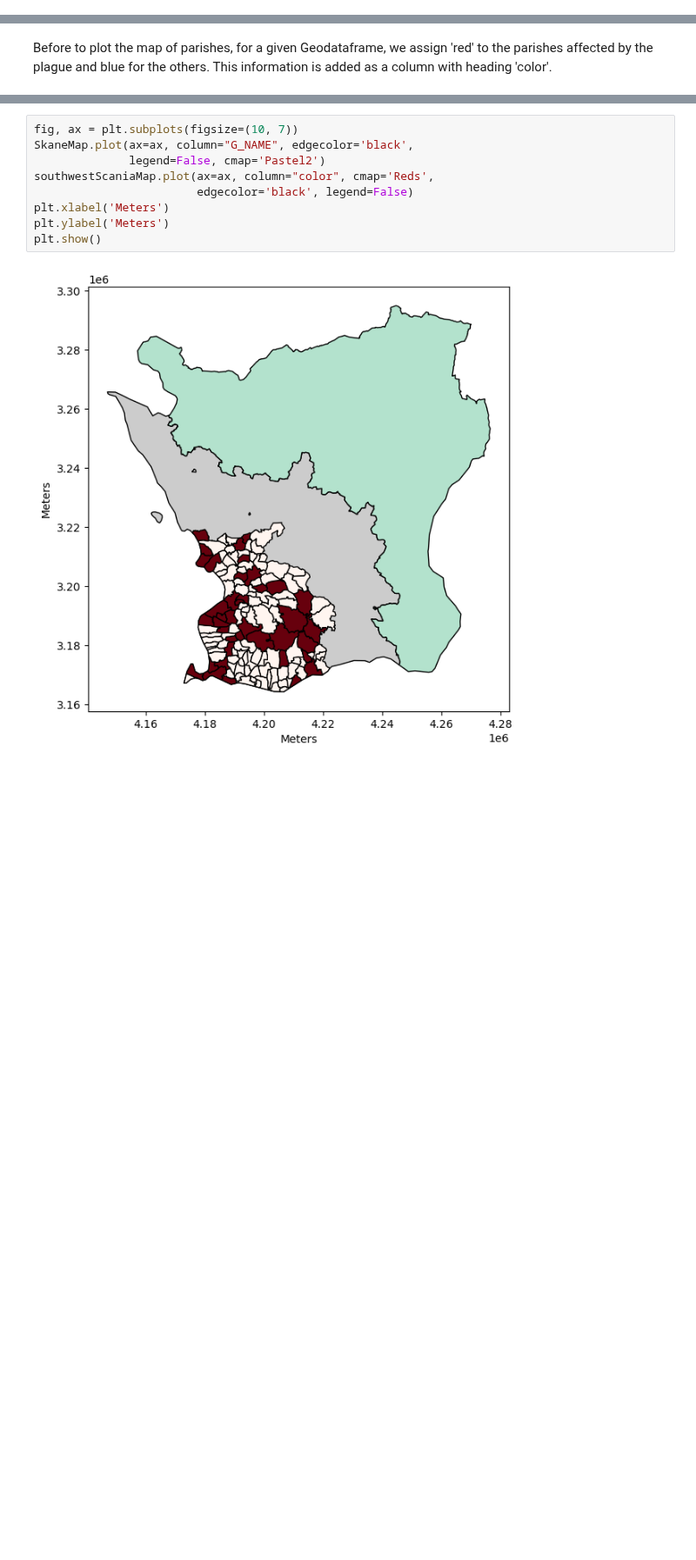
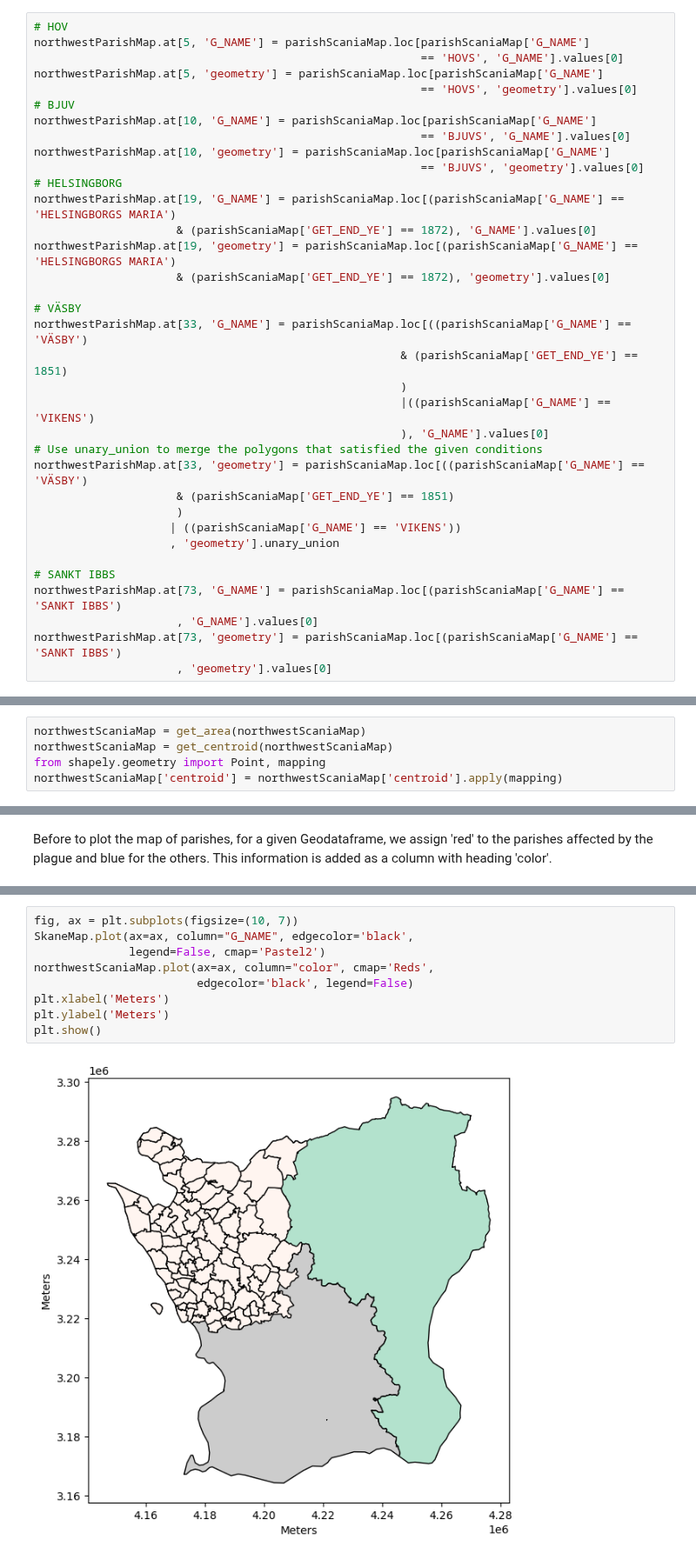
Before and after one commit to polislizarralde/PythonMathematicalModeling, a Jupyter notebook: docs/PlagueProject/northwestScaniadatabase.ipynb, the cells around one changed output, grey strips where cells are left out. Shown at 87% size. Saved outputs shown, nothing was run; the diff lists cells and outputs as text; blank space fills up the shorter version.

```diff
--- a/docs/PlagueProject/northwestScaniadatabase.ipynb
+++ b/docs/PlagueProject/northwestScaniadatabase.ipynb
@@ -121,2 +219,37 @@ northwestParishMap = df_output[[
+# %%
+# HOV
+northwestParishMap.at[5, 'G_NAME'] = parishScaniaMap.loc[parishScaniaMap['G_NAME']
+                                                         == 'HOVS', 'G_NAME'].values[0]
+northwestParishMap.at[5, 'geometry'] = parishScaniaMap.loc[parishScaniaMap['G_NAME']
+                                                         == 'HOVS', 'geometry'].values[0]
+# BJUV
+northwestParishMap.at[10, 'G_NAME'] = parishScaniaMap.loc[parishScaniaMap['G_NAME']
+                                                         == 'BJUVS', 'G_NAME'].values[0]
+northwestParishMap.at[10, 'geometry'] = parishScaniaMap.loc[parishScaniaMap['G_NAME']
+                                                         == 'BJUVS', 'geometry'].values[0]
+# HELSINGBORG
+northwestParishMap.at[19, 'G_NAME'] = parishScaniaMap.loc[(parishScaniaMap['G_NAME'] == 'HELSINGBORGS MARIA')
+                     & (parishScaniaMap['GET_END_YE'] == 1872), 'G_NAME'].values[0]
+northwestParishMap.at[19, 'geometry'] = parishScaniaMap.loc[(parishScaniaMap['G_NAME'] == 'HELSINGBORGS MARIA')
+                     & (parishScaniaMap['GET_END_YE'] == 1872), 'geometry'].values[0]
+
+# VÄSBY
+northwestParishMap.at[33, 'G_NAME'] = parishScaniaMap.loc[((parishScaniaMap['G_NAME'] == 'VÄSBY')
+                                                      & (parishScaniaMap['GET_END_YE'] == 1851)
+                                                      )
+                                                      |((parishScaniaMap['G_NAME'] == 'VIKENS')
+                                                      ), 'G_NAME'].values[0]
+# Use unary_union to merge the polygons that satisfied the given conditions
+northwestParishMap.at[33, 'geometry'] = parishScaniaMap.loc[((parishScaniaMap['G_NAME'] == 'VÄSBY')
+                     & (parishScaniaMap['GET_END_YE'] == 1851)
+                     )
+                    | ((parishScaniaMap['G_NAME'] == 'VIKENS'))
+                    , 'geometry'].unary_union
+
+# SANKT IBBS
+northwestParishMap.at[73, 'G_NAME'] = parishScaniaMap.loc[(parishScaniaMap['G_NAME'] == 'SANKT IBBS')
+                     , 'G_NAME'].values[0]
+northwestParishMap.at[73, 'geometry'] = parishScaniaMap.loc[(parishScaniaMap['G_NAME'] == 'SANKT IBBS')
+                     , 'geometry'].values[0]
 # %%
 northwestScaniaMap = gpd.GeoDataFrame(northwestParishMap, geometry='geometry')
@@ -134,2 +256,7 @@ AttributeError: 'NoneType' object has no attribute 'get'
+# %%
+northwestScaniaMap = get_area(northwestScaniaMap)
+northwestScaniaMap = get_centroid(northwestScaniaMap)
+from shapely.geometry import Point, mapping
+northwestScaniaMap['centroid'] = northwestScaniaMap['centroid'].apply(mapping)
 # %%
 #southwestScaniaMap.to_csv('southwestScania.csv', index=False)
@@ -198,11 +313,11 @@ calculate_quotient(southwestScaniaMap, 'VictimsNumber', 'BEF1699')
 # %%
 fig, ax = plt.subplots(figsize=(10, 7))
 SkaneMap.plot(ax=ax, column="G_NAME", edgecolor='black',
               legend=False, cmap='Pastel2')
-southwestScaniaMap.plot(ax=ax, column="color", cmap='Reds',
+northwestScaniaMap.plot(ax=ax, column="color", cmap='Reds',
                         edgecolor='black', legend=False)
 plt.xlabel('Meters')
 plt.ylabel('Meters')
 plt.show()
 # %% [output]
-[figure, old version]
+[figure, new version]
```
Also changed, not shown: parts of 17 cells of this notebook, 4 other files.
